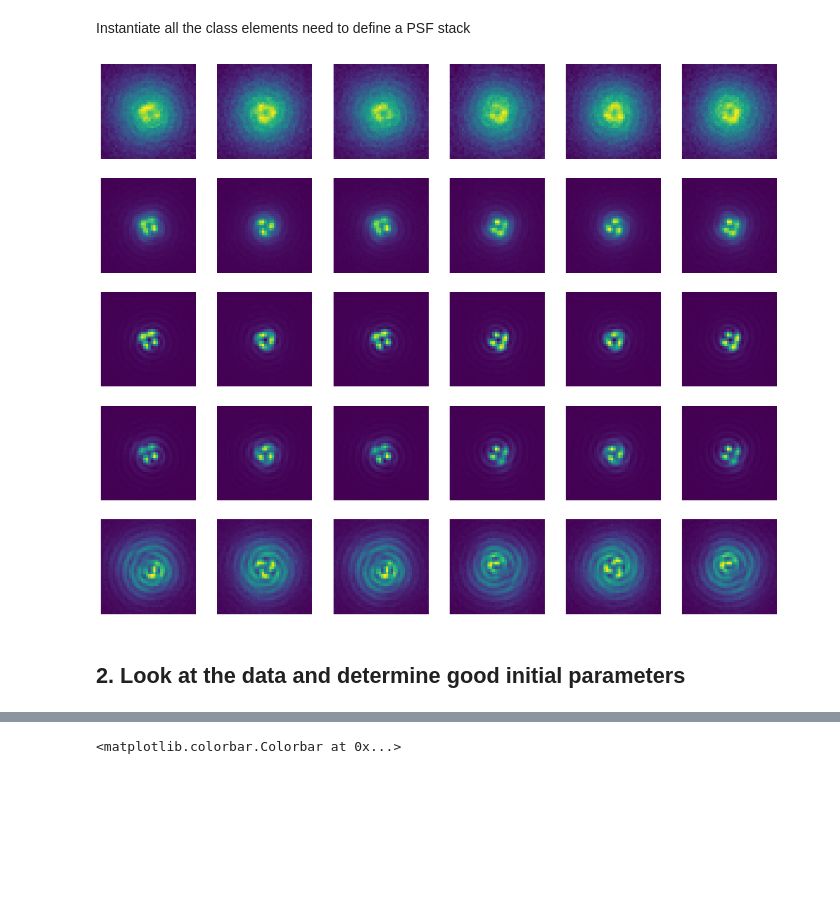
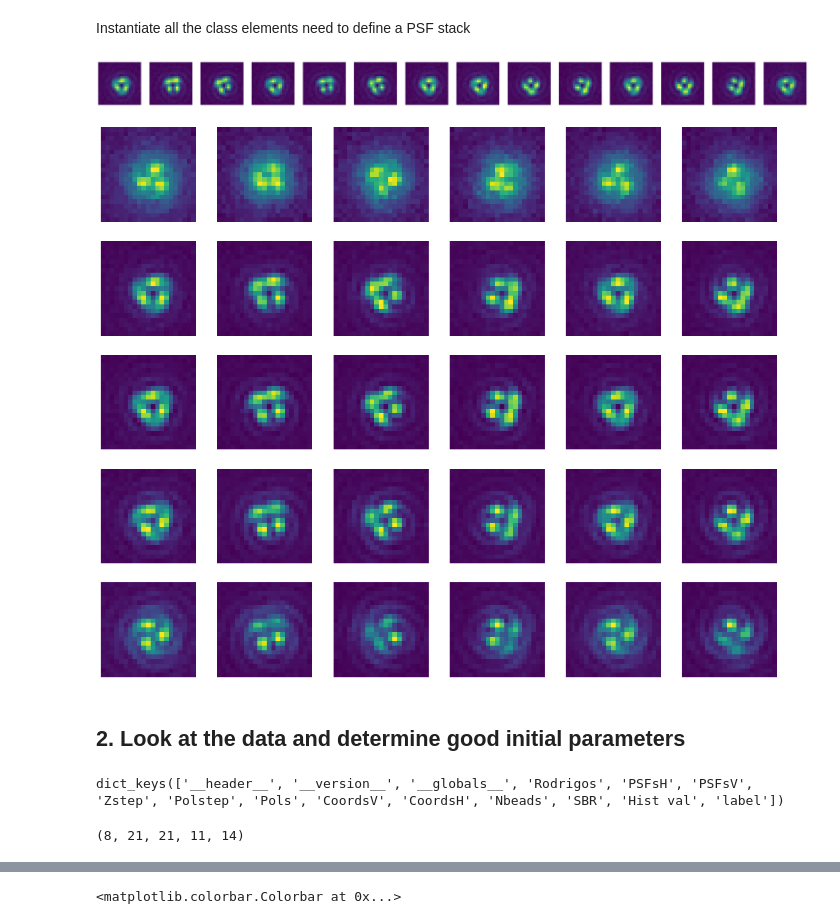
Before and after one commit to rodguti90/pyPSFstack, a Jupyter notebook: retrieval_exp_stack.ipynb, the cells around one changed output, grey strips where cells are left out. Drawn from its saved outputs; the diff is of its cells as text; code cells hidden in the pictures; blank space fills up the shorter version.

```diff
--- a/retrieval_exp_stack.ipynb
+++ b/retrieval_exp_stack.ipynb
@@ -75,10 +75,10 @@ cam_pixel_size = 6500
 radius = 10
 wavelength = 525
 # Define positions of defocus
-zi = -600; z_step = 100
+zi = -250; z_step = 50
 z_list = - np.arange(zi,-zi+z_step,z_step)
 # Define rotation angles of polarization analyzer
-angle_i = 0; angle_f = 2*np.pi; angle_step = np.pi/4
+angle_i = -np.pi/4; angle_f = 3*np.pi/4; angle_step = np.pi/6
 angle_list=np.arange(angle_i,angle_f+angle_step,angle_step)
 alpha = 1.24211
 # %% [markdown]
@@ -101,14 +101,14 @@ params['defocus']['delta_z'] = 0
 
 params['seo'] = {}
 params['seo']['c'] = 4.8759465
-params['seo']['phi'] = -1.1653432
+params['seo']['phi'] = 0*np.pi/4-np.pi/3
 
 params['zdiversity'] = {}
 params['zdiversity']['z_list'] = z_list / wavelength
 params['zdiversity']['nf'] = nf
 
 params['pdiversity'] = {}
-params['pdiversity']['gwp_angles'] = angle_list + np.pi/2
+params['pdiversity']['gwp_angles'] = angle_list +0*np.pi/2
 params['pdiversity']['eta'] = 0.48*np.pi
 params['pdiversity']['lp_angles'] = [0,np.pi/2]
 
@@ -132,20 +132,30 @@ psfs.compute_psf_stack(orientation=[0,0,0], N_trim=40)
+# %%
+mod_stack = psfs.model_experimental_stack(bckgd_photons=50,N_photons=40000,noise=True)
+zdiv_mid_ind = 5
+plist=[0,1,2,9,10,11]
+fig, axs = plt.subplots(1,14,figsize=(3*14,3))
+for ind in range(14):
+    axs[ind].imshow(mod_stack[...,zdiv_mid_ind,ind])
+for ax in axs.ravel():
+    ax.set_axis_off()
+# %% [output]
+[figure, added]
 # %%
-mod_stack = psfs.model_experimental_stack(bckgd_photons=50,N_photons=400000,noise=True)
+mod_stack = psfs.model_experimental_stack(bckgd_photons=50,N_photons=40000,noise=True)
 zdiv_mid_ind = 6
-bead_n = 0
 delz=2
 plist=[0,1,2,9,10,11]
 fig, axs = plt.subplots(5,len(plist),figsize=(3*len(plist),3*5))
 for ind,pind in enumerate(plist):
     axs[0,ind].imshow(mod_stack[...,0,pind])
     axs[1,ind].imshow(mod_stack[...,zdiv_mid_ind-delz,pind])
     axs[2,ind].imshow(mod_stack[...,zdiv_mid_ind,pind])
     axs[3,ind].imshow(mod_stack[...,zdiv_mid_ind+delz,pind])
     axs[4,ind].imshow(mod_stack[...,-1,pind])
 for ax in axs.ravel():
     ax.set_axis_off()
 # %% [output]
-[figure, old version]
+[figure, new version]
 # %% [markdown]
 ## 2. Look at the data and determine good initial parameters
 # %%
@@ -152,0 +163,8 @@ mat_data = sio.loadmat(os.path.join('data','Rodrigo_14Jul2021_TIRF_Run1.mat'))
+# %%
+mat_data.keys()
+# %% [output]
+dict_keys(['__header__', '__version__', '__globals__', 'Rodrigos', 'PSFsH', 'PSFsV', 'Zstep', 'Polstep', 'Pols', 'CoordsV', 'CoordsH', 'Nbeads', 'SBR', 'Hist val', 'label'])
+# %%
+mat_data['Rodrigos'].shape
+# %% [output]
+(8, 21, 21, 11, 14)
```
Also changed, not shown: parts of 18 cells of this notebook.
